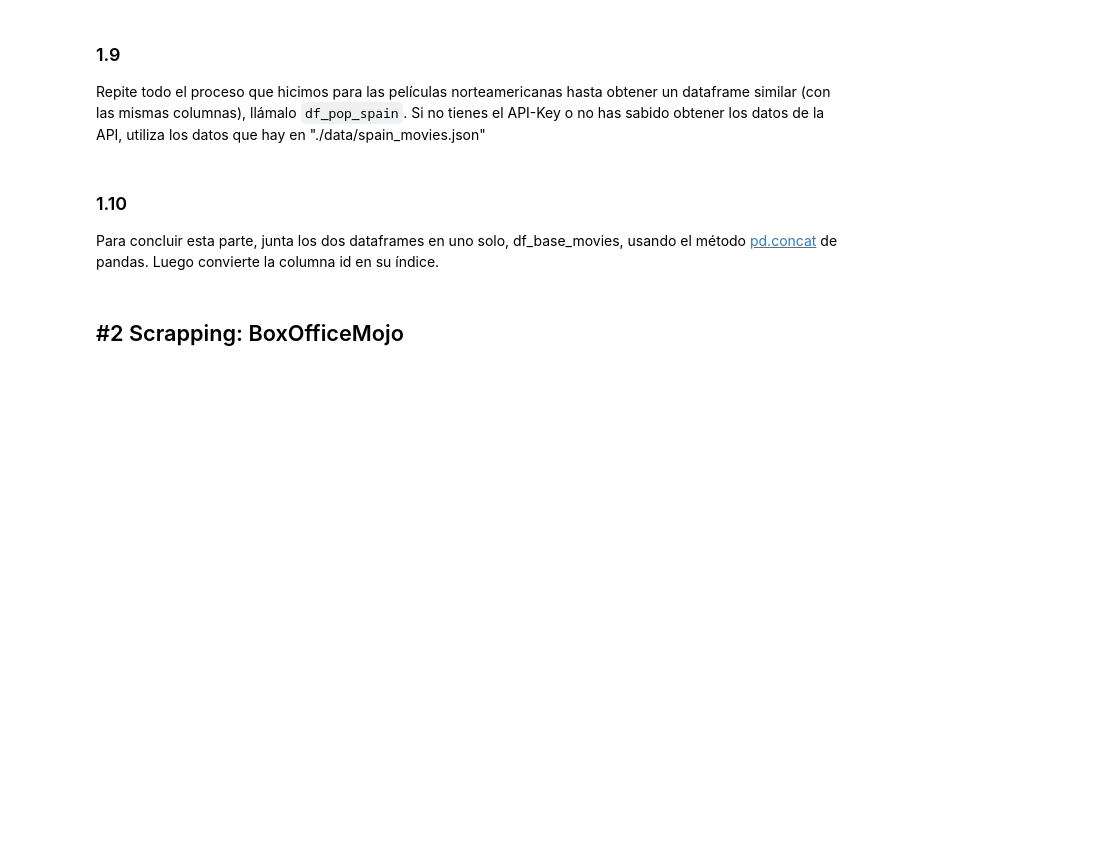
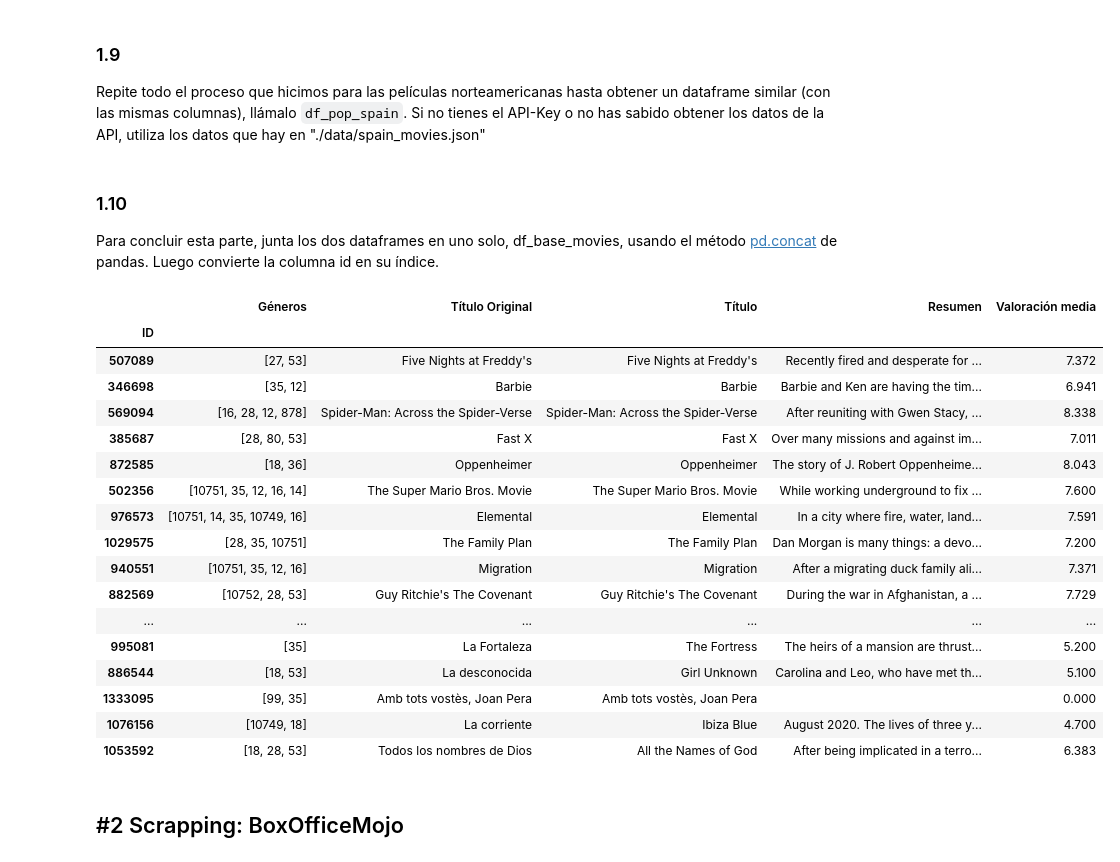
Before and after one commit to AQuindimil/DS-Online_AQR, a Jupyter notebook: 03_Data_Analysis/Sprint_06/Unidad_02_Procesado_Datos_Externos_Web_Scraping_APIs/03_Practica_Obligatoria/18_Practica_Obligatoria_Web_Scraping_APIs.ipynb, the cells around one changed output. Drawn from its saved outputs; the diff is of its cells as text; code cells hidden in the pictures; blank space fills up the shorter version.

```diff
--- a/03_Data_Analysis/Sprint_06/Unidad_02_Procesado_Datos_Externos_Web_Scraping_APIs/03_Practica_Obligatoria/18_Practica_Obligatoria_Web_Scraping_APIs.ipynb
+++ b/03_Data_Analysis/Sprint_06/Unidad_02_Procesado_Datos_Externos_Web_Scraping_APIs/03_Practica_Obligatoria/18_Practica_Obligatoria_Web_Scraping_APIs.ipynb
@@ -126,6 +261,28 @@ Lanza la petición usando el método adecuado y con argumentos `url_spain` para
 # %% [markdown]
 ### 1.9
 Repite todo el proceso que hicimos para las películas norteamericanas hasta obtener un dataframe similar (con las mismas columnas), llámalo `df_pop_spain`. Si no tienes el API-Key o no has sabido obtener los datos de la API, utiliza los datos que hay en "./data/spain_movies.json"
+# %%
+#Creamos una lista de diccionarios con los datos de las 20 películas
+lista_peliculas_spain=[]
+
+for datos_pelicula in datos_spain["results"]:
+    datos_salida={}
+    datos_salida["ID"]=datos_pelicula["id"]
+    datos_salida["Géneros"]=datos_pelicula["genre_ids"]
+    datos_salida["Título Original"]=datos_pelicula["original_title"]
+    datos_salida["Título"]=datos_pelicula["title"]
+    datos_salida["Popularidad"]=datos_pelicula["popularity"]
+    datos_salida["Resumen"]=datos_pelicula["overview"]
+    datos_salida["Fecha lanzamiento"]=datos_pelicula["release_date"]
+    datos_salida["Valoración media"]=datos_pelicula["vote_average"]
+
+    lista_peliculas_spain.append(datos_salida)
+# %%
+df_peliculas_spain=pd.DataFrame(lista_peliculas_spain)
+# %%
+df_pop_spain=df_peliculas_spain[["ID", "Géneros", "Título Original", "Título", "Resumen", "Valoración media"]]
 # %% [markdown]
 ### 1.10
 Para concluir esta parte, junta los dos dataframes en uno solo, df_base_movies, usando el método [pd.concat](https://pandas.pydata.org/docs/reference/api/pandas.concat.html) de pandas. Luego convierte la columna id en su índice.
+# %%
+df_base_movies=pd.concat([df_pop_usa,df_pop_spain], ignore_index=True)
@@ -132,3 +291,24 @@ Para concluir esta parte, junta los dos dataframes en uno solo, df_base_movies,
+# %%
+df_base_movies
+# %% [output]
+|  | Géneros | Título Original | Título | Resumen | Valoración media |
+| ID |  |  |  |  |  |
+| 507089 | [27, 53] | Five Nights at Freddy's | Five Nights at Freddy's | Recently fired and desperate for ... | 7.372 |
+| 346698 | [35, 12] | Barbie | Barbie | Barbie and Ken are having the tim... | 6.941 |
+| 569094 | [16, 28, 12, 878] | Spider-Man: Across the Spider-Verse | Spider-Man: Across the Spider-Verse | After reuniting with Gwen Stacy, ... | 8.338 |
+| 385687 | [28, 80, 53] | Fast X | Fast X | Over many missions and against im... | 7.011 |
+| 872585 | [18, 36] | Oppenheimer | Oppenheimer | The story of J. Robert Oppenheime... | 8.043 |
+| 502356 | [10751, 35, 12, 16, 14] | The Super Mario Bros. Movie | The Super Mario Bros. Movie | While working underground to fix ... | 7.600 |
+| 976573 | [10751, 14, 35, 10749, 16] | Elemental | Elemental | In a city where fire, water, land... | 7.591 |
+| 1029575 | [28, 35, 10751] | The Family Plan | The Family Plan | Dan Morgan is many things: a devo... | 7.200 |
+| 940551 | [10751, 35, 12, 16] | Migration | Migration | After a migrating duck family ali... | 7.371 |
+| 882569 | [10752, 28, 53] | Guy Ritchie's The Covenant | Guy Ritchie's The Covenant | During the war in Afghanistan, a ... | 7.729 |
+| ... | ... | ... | ... | ... | ... |
+| 995081 | [35] | La Fortaleza | The Fortress | The heirs of a mansion are thrust... | 5.200 |
+| 886544 | [18, 53] | La desconocida | Girl Unknown | Carolina and Leo, who have met th... | 5.100 |
+| 1333095 | [99, 35] | Amb tots vostès, Joan Pera | Amb tots vostès, Joan Pera |  | 0.000 |
+| 1076156 | [10749, 18] | La corriente | Ibiza Blue | August 2020. The lives of three y... | 4.700 |
+| 1053592 | [18, 28, 53] | Todos los nombres de Dios | All the Names of God | After being implicated in a terro... | 6.383 |
 # %% [markdown]
 ## #2 Scrapping: BoxOfficeMojo
 # %% [markdown]
```
Also changed, not shown: parts of 15 cells of this notebook.
